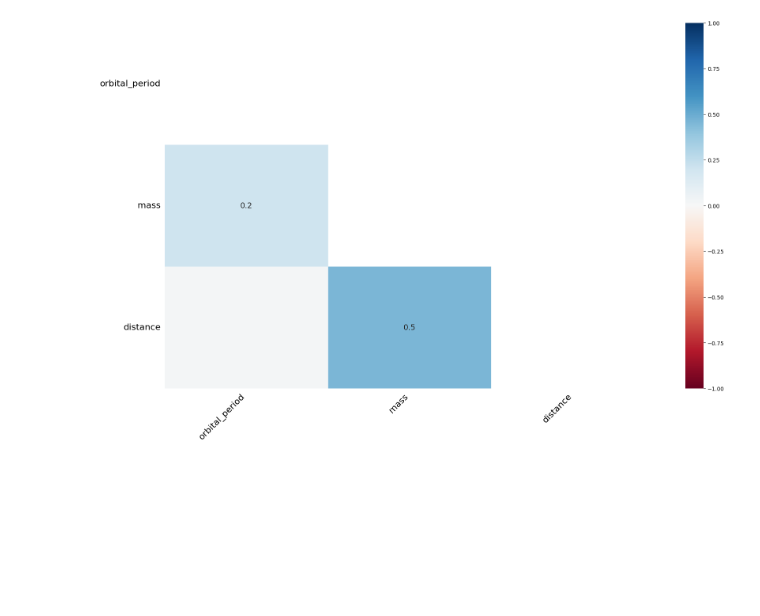
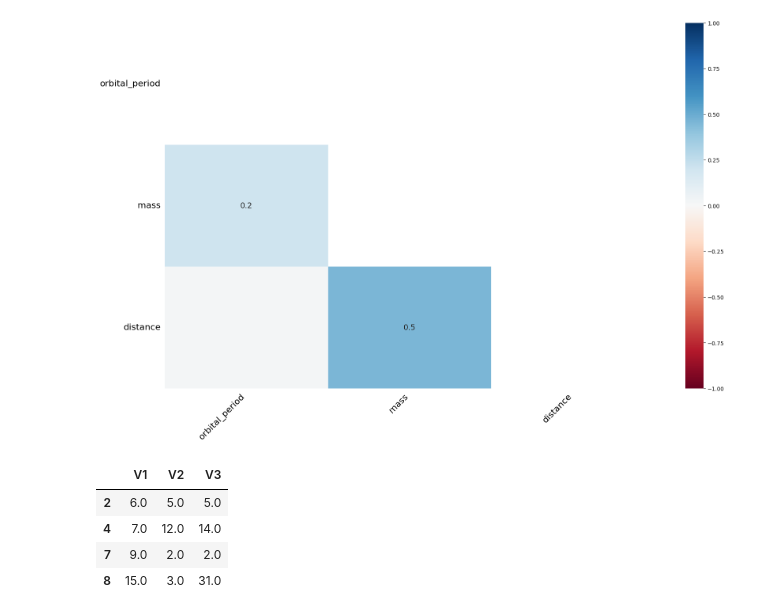
Before and after one commit to GokceSoylu/Data_Science, a Jupyter notebook: Data Preprocessing/MissingData.ipynb, the cells around one changed output. Saved outputs shown, nothing was run; the diff lists cells and outputs as text; code cells hidden in the pictures; blank space fills up the shorter version.

Commit message:
silme yöntemleri

```diff
--- a/Data Preprocessing/MissingData.ipynb
+++ b/Data Preprocessing/MissingData.ipynb
@@ -278,3 +278,12 @@ msno.heatmap(data)
 
 #heatmap a baktığımızda mass ile distance arasında orta şiddetli nlity corralation gözleriz. afilli :))
 #yani bu data set rassal eksikliğe sahip değildir. Silme yada doldurma yapmamak yapılacaksa da dikkarli olmak gerekkli önlemler alınmalıdır
+# %%
+#Silme yöntemi
+df.dropna() # bu şekilde sadece bir tane dahi eksikği olan gözlemi silme yapıyoruz
+# %% [output]
+|  | V1 | V2 | V3 |
+| 2 | 6.0 | 5.0 | 5.0 |
+| 4 | 7.0 | 12.0 | 14.0 |
+| 7 | 9.0 | 2.0 | 2.0 |
+| 8 | 15.0 | 3.0 | 31.0 |
```
Also changed, not shown: parts of 7 cells of this notebook.
